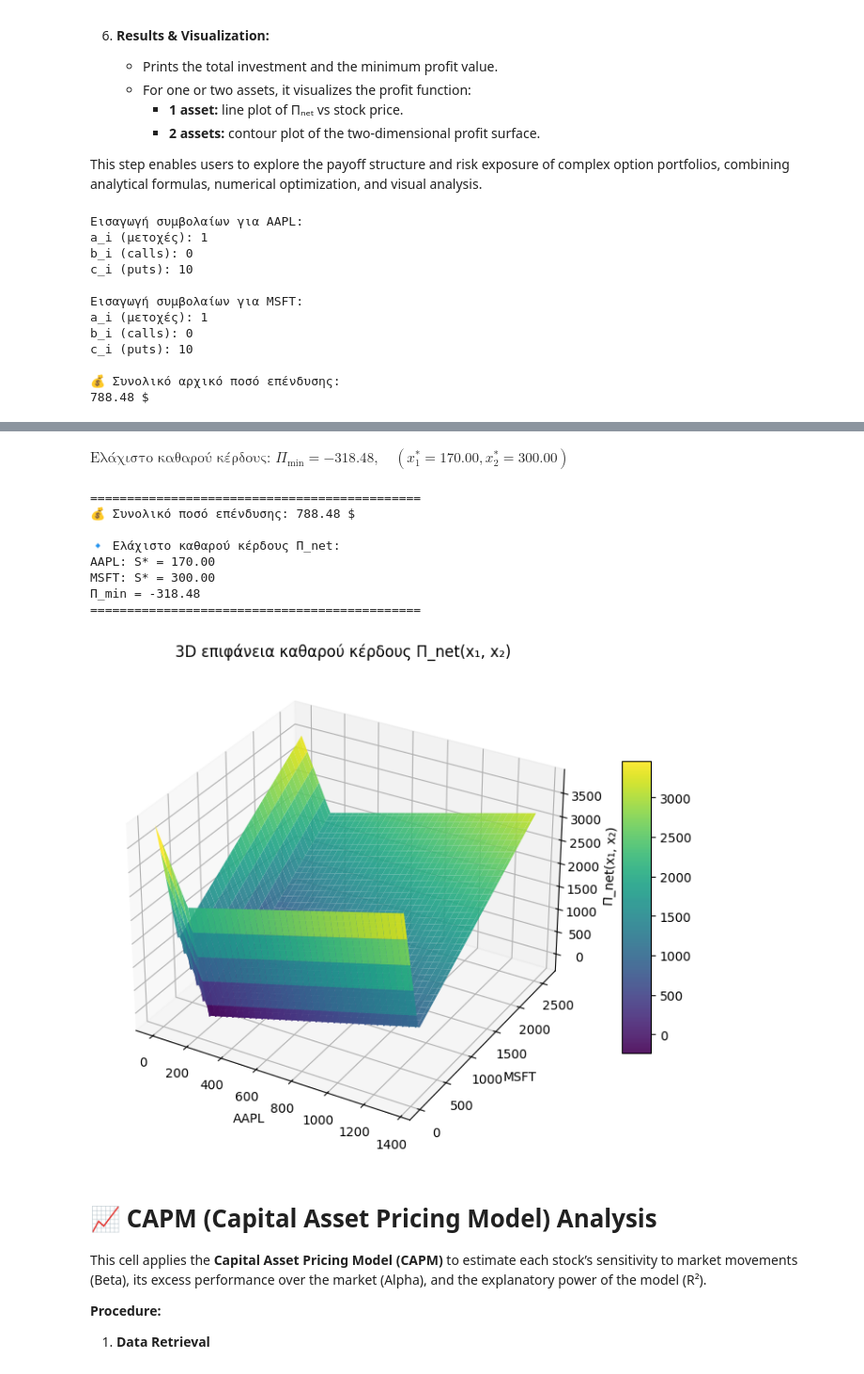
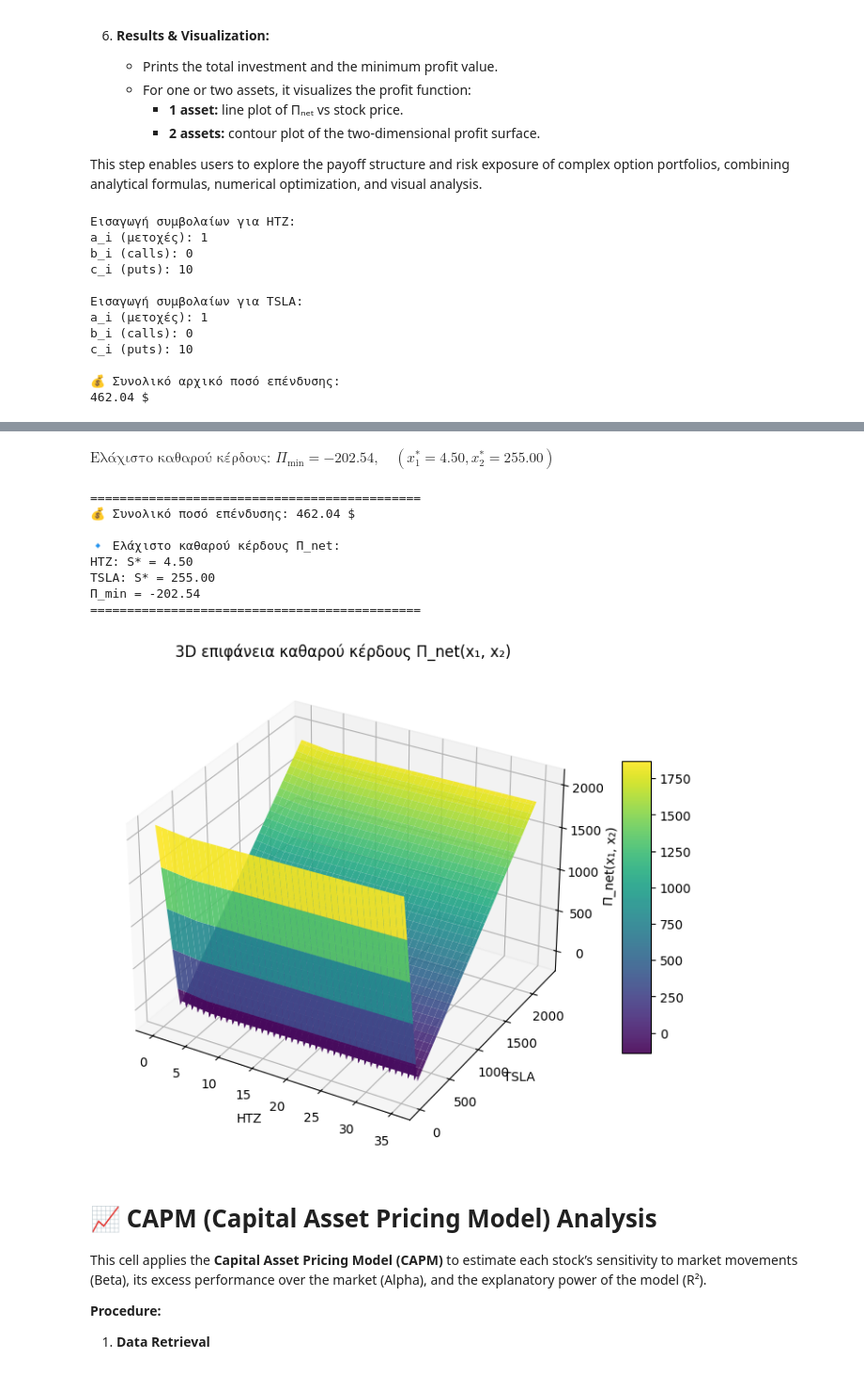
Before and after one commit to nikoshalidias/Financial-Engineering, a Jupyter notebook: Markowitz2.ipynb, the cells around one changed output, grey strips where cells are left out. Shown at 94% size. Saved outputs shown, nothing was run; the diff lists cells and outputs as text; code cells hidden in the pictures.

```diff
--- a/Markowitz2.ipynb
+++ b/Markowitz2.ipynb
@@ -903,6 +763,8 @@ This cell computes the **net profit (Πₙₑₜ)** of a multi-asset option stra
 
 This step enables users to explore the payoff structure and risk exposure of complex option portfolios, combining analytical formulas, numerical optimization, and visual analysis.
 # %%
+
+
 # ============================================================
 # Cell 2: Επιλογή a_i, b_i, c_i και υπολογισμός κέρδους
 # για S_i ≥ 0
@@ -912,6 +774,24 @@ import numpy as np
 import matplotlib.pyplot as plt
 from itertools import product
 from IPython.display import display, Math
+
+# ------------------------------------------------------------
+# 0. Λήψη tickers από το πρώτο κελί
+# ------------------------------------------------------------
+try:
+    tickers = list(options_data.keys())
+    if not tickers:
+        raise ValueError("Το options_data είναι άδειο.")
+except Exception as e:
+    raise RuntimeError(
+        f"❌ Δεν εντοπίστηκαν tickers από το πρώτο κελί ({e}). "
+        "Βεβαιώσου ότι έχεις τρέξει πρώτα το Cell 1."
+    )
+
+
+
+
+
 
 # ------------------------------------------------------------
 # 1. Είσοδος συντελεστών a_i, b_i, c_i
@@ -1069,15 +949,15 @@ elif len(tickers) == 2:
     fig.colorbar(surf, shrink=0.6, aspect=10)
     plt.show()
 # %% [output]
-Εισαγωγή συμβολαίων για AAPL:
+Εισαγωγή συμβολαίων για HTZ:
 a_i (μετοχές): 1
 b_i (calls): 0
 c_i (puts): 10
 
-Εισαγωγή συμβολαίων για MSFT:
+Εισαγωγή συμβολαίων για TSLA:
 a_i (μετοχές): 1
 b_i (calls): 0
 c_i (puts): 10
 
 💰 Συνολικό αρχικό ποσό επένδυσης:
-788.48 $
+462.04 $
@@ -1085,13 +965,13 @@ $\displaystyle \Pi_{\text{net}}(x_1,\ldots,x_n) = 1.00(x_{1} - 270.37) + 0.00\ma
-$\displaystyle \text{Ελάχιστο καθαρού κέρδους: } \Pi_{\min} = -318.48, \quad (x_{1}^* = 170.00, x_{2}^* = 300.00)$
+$\displaystyle \text{Ελάχιστο καθαρού κέρδους: } \Pi_{\min} = -202.54, \quad (x_{1}^* = 4.50, x_{2}^* = 255.00)$
 =============================================
-💰 Συνολικό ποσό επένδυσης: 788.48 $
+💰 Συνολικό ποσό επένδυσης: 462.04 $
 
 🔹 Ελάχιστο καθαρού κέρδους Π_net:
-AAPL: S* = 170.00
-MSFT: S* = 300.00
-Π_min = -318.48
+HTZ: S* = 4.50
+TSLA: S* = 255.00
+Π_min = -202.54
 =============================================
-[figure, old version]
+[figure, new version]
 # %% [markdown]
 # 📈 CAPM (Capital Asset Pricing Model) Analysis
 
```
Also changed, not shown: parts of 4 cells of this notebook.
